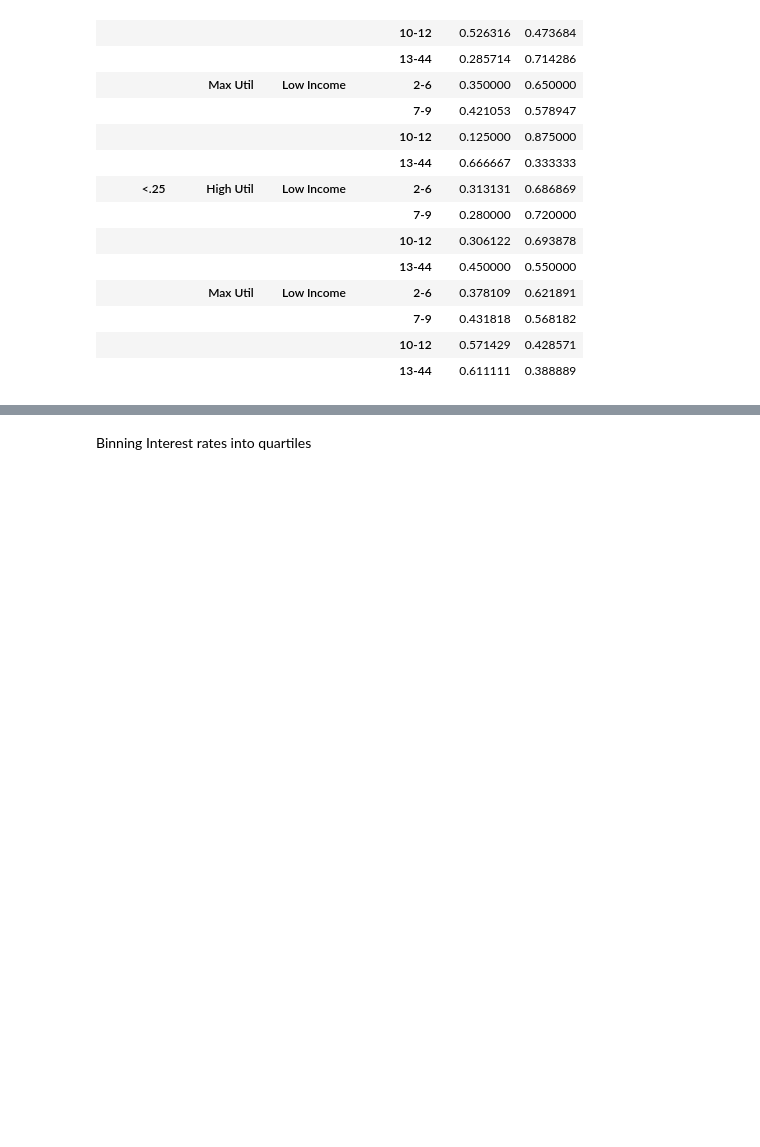
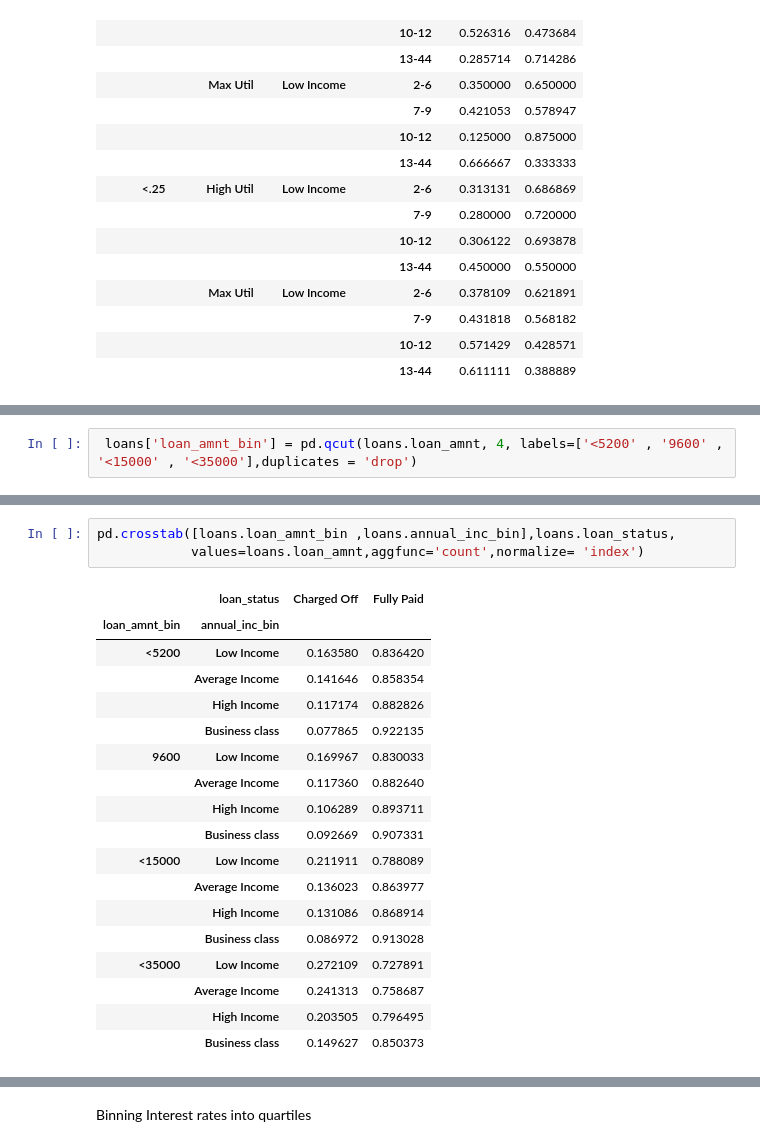
Before and after one commit to karthikmnkrishna/Loan-default-prediction, a Jupyter notebook: Lending_case_Study_combine.ipynb, the cells around one changed output, grey strips where cells are left out. Saved outputs shown, nothing was run; the diff lists cells and outputs as text; blank space fills up the shorter version.

```diff
--- a/Lending_case_Study_combine.ipynb
+++ b/Lending_case_Study_combine.ipynb
@@ -1403,0 +1404,2 @@ pd.crosstab([loans_60.interest_bin , loans_60.Revol_util_bin,
+# %%
+ loans['loan_amnt_bin'] = pd.qcut(loans.loan_amnt, 4, labels=['<5200' , '9600' , '<15000' , '<35000'],duplicates = 'drop')
@@ -1403,0 +1416,22 @@ pd.crosstab([loans_60.interest_bin , loans_60.Revol_util_bin,
+# %%
+pd.crosstab([loans.loan_amnt_bin ,loans.annual_inc_bin],loans.loan_status,
+            values=loans.loan_amnt,aggfunc='count',normalize= 'index')
+# %% [output]
+|  | loan_status | Charged Off | Fully Paid |
+| loan_amnt_bin | annual_inc_bin |  |  |
+| <5200 | Low Income | 0.163580 | 0.836420 |
+|  | Average Income | 0.141646 | 0.858354 |
+|  | High Income | 0.117174 | 0.882826 |
+|  | Business class | 0.077865 | 0.922135 |
+| 9600 | Low Income | 0.169967 | 0.830033 |
+|  | Average Income | 0.117360 | 0.882640 |
+|  | High Income | 0.106289 | 0.893711 |
+|  | Business class | 0.092669 | 0.907331 |
+| <15000 | Low Income | 0.211911 | 0.788089 |
+|  | Average Income | 0.136023 | 0.863977 |
+|  | High Income | 0.131086 | 0.868914 |
+|  | Business class | 0.086972 | 0.913028 |
+| <35000 | Low Income | 0.272109 | 0.727891 |
+|  | Average Income | 0.241313 | 0.758687 |
+|  | High Income | 0.203505 | 0.796495 |
+|  | Business class | 0.149627 | 0.850373 |
```
Also changed, not shown: parts of 4 cells of this notebook.
